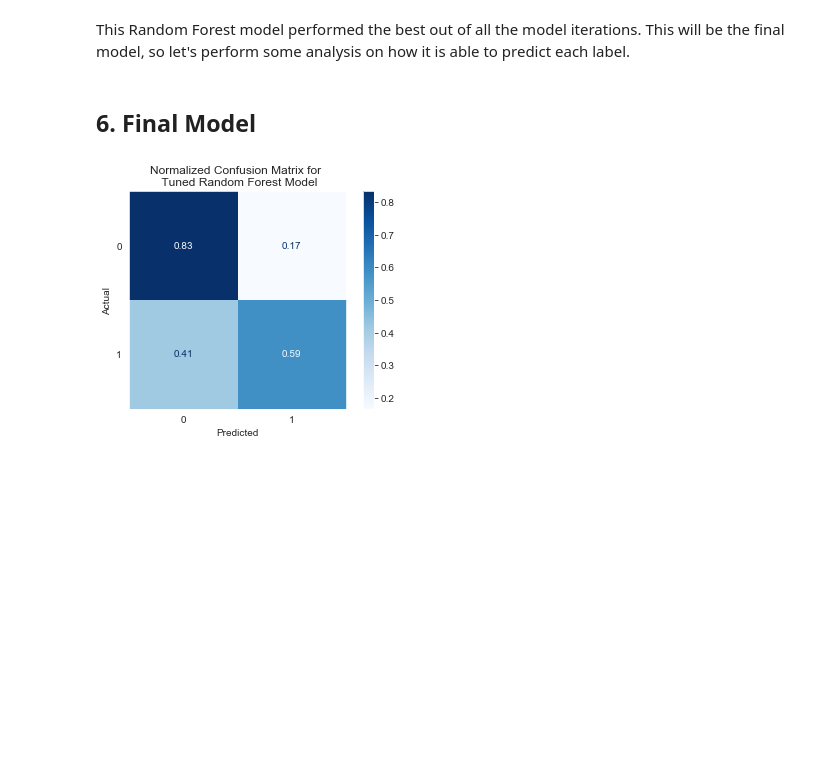
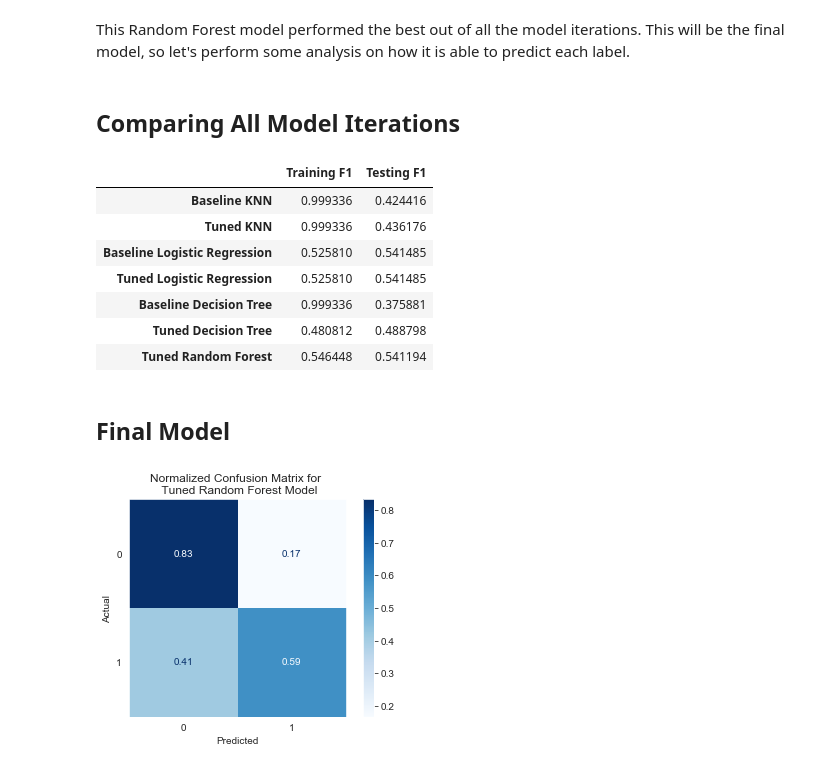
Before and after one commit to sankur7777/credit_card-default_prediction, a Jupyter notebook: final_notebook.ipynb, the cells around one changed output. Drawn from its saved outputs; the diff is of its cells as text; code cells hidden in the pictures; blank space fills up the shorter version.

Commit message:
adding evaluation metric df

```diff
--- a/final_notebook.ipynb
+++ b/final_notebook.ipynb
@@ -685,6 +705,11 @@ F1 on train set: 0.48081225262433314
 F1 on test set: 0.48879837067209775
 # %% [markdown]
 We were able to solve the overfitting issue. Unfortunately, this F1 score isn't as high as .541 on the Logistic Regression model. Let's try one last model before sticking with the Logistic Regression model.
+# %%
+train_tuned_tree = metrics.f1_score(y_train, tuned_tree_y_pred_train)
+test_tuned_tree = metrics.f1_score(y_test, tuned_tree_y_pred_test)
+# %%
+metric_dict['Tuned Decision Tree'] = {'Training F1': train_tuned_tree, 'Testing F1': test_tuned_tree}
 # %% [markdown]
 ## Model 4: Random Forest
 
@@ -749,8 +774,26 @@ F1 on train set:  0.546448087431694
 F1 on test set:  0.5411937019406812
 # %% [markdown]
 This Random Forest model performed the best out of all the model iterations. This will be the final model, so let's perform some analysis on how it is able to predict each label.
+# %%
+train_tuned_forest = metrics.f1_score(y_train, forest_y_pred_train)
+test_tuned_forest = metrics.f1_score(y_test, forest_y_pred_test)
+# %%
+metric_dict['Tuned Random Forest'] = {'Training F1': train_tuned_forest, 'Testing F1': test_tuned_forest}
+# %% [markdown]
+## Comparing All Model Iterations
+# %%
+pd.DataFrame.from_dict(metric_dict, orient='index')
+# %% [output]
+|  | Training F1 | Testing F1 |
+| Baseline KNN | 0.999336 | 0.424416 |
+| Tuned KNN | 0.999336 | 0.436176 |
+| Baseline Logistic Regression | 0.525810 | 0.541485 |
+| Tuned Logistic Regression | 0.525810 | 0.541485 |
+| Baseline Decision Tree | 0.999336 | 0.375881 |
+| Tuned Decision Tree | 0.480812 | 0.488798 |
+| Tuned Random Forest | 0.546448 | 0.541194 |
 # %% [markdown]
-## 6. Final Model
+## Final Model
 # %%
 normalized_forest_conf_matrix = plot_confusion_matrix(grid_forest, X_test, y_test,
                                  display_labels=None,
```
Also changed, not shown: parts of 31 cells of this notebook.
